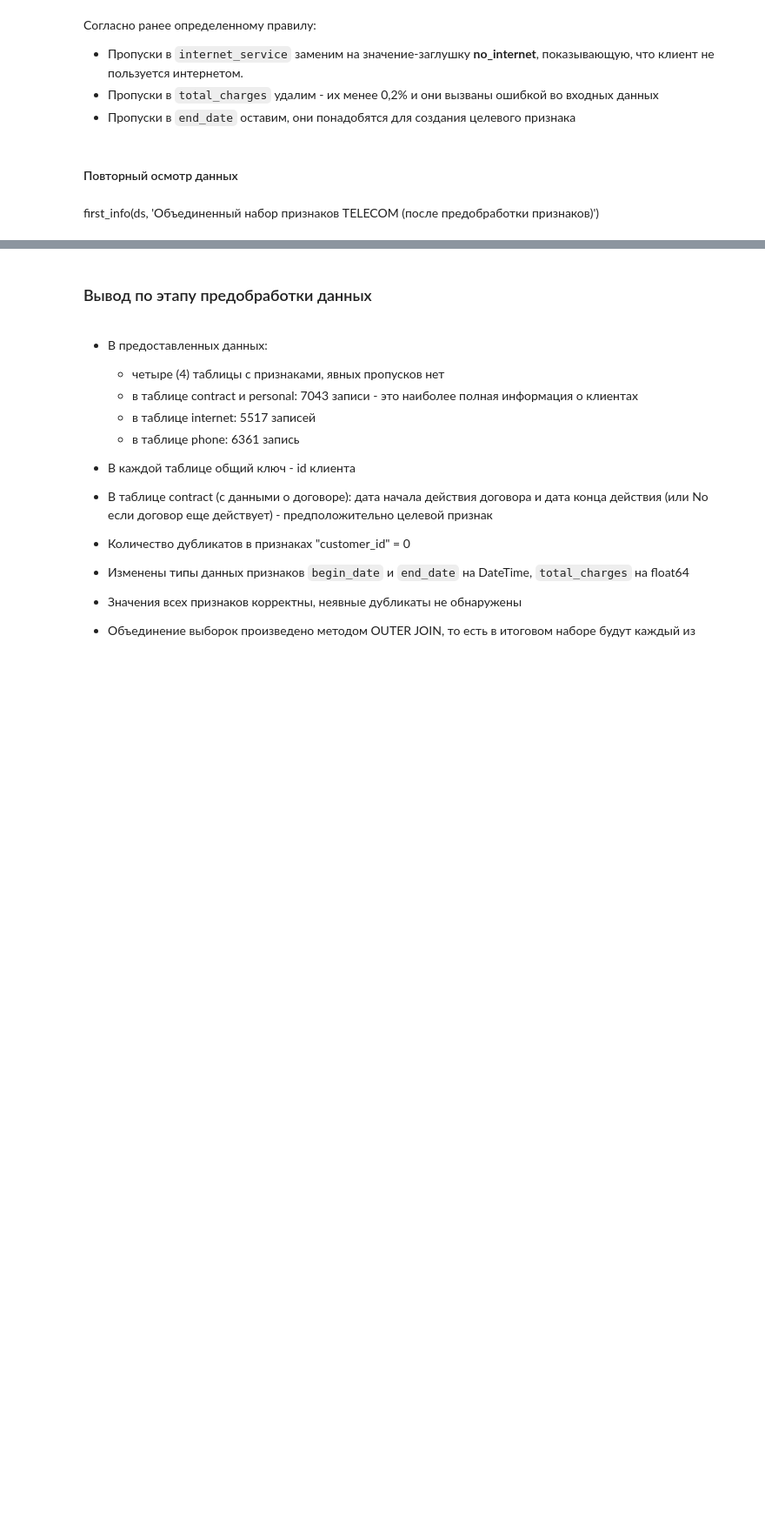
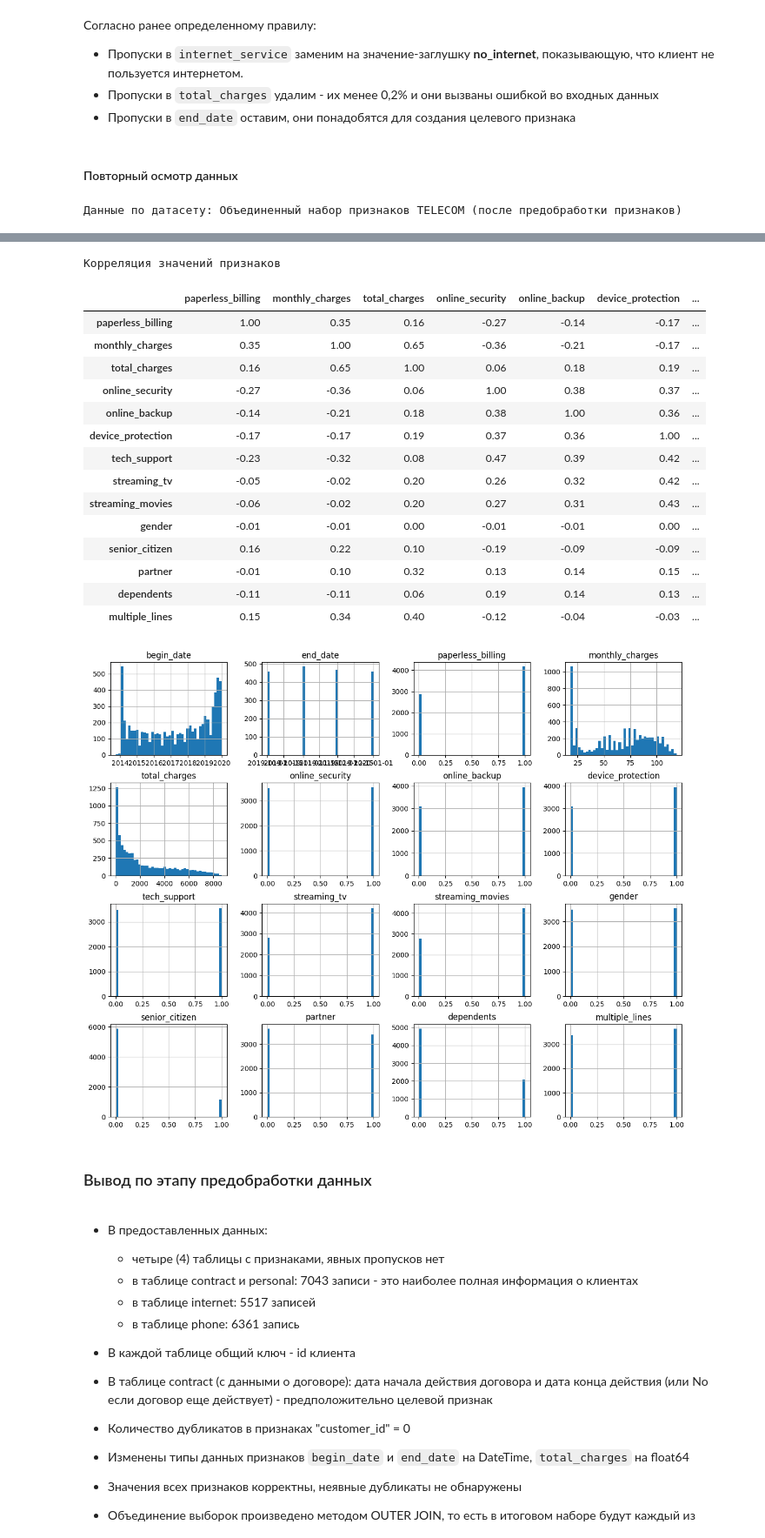
Before and after one commit to oxytwtr/20_ML_Telecom_customer_loss, a Jupyter notebook: 20_ML_Telecom_customer_loss.ipynb, the cells around one changed output, grey strips where cells are left out. Shown at 87% size. Saved outputs shown, nothing was run; the diff lists cells and outputs as text; code cells hidden in the pictures; blank space fills up the shorter version.

```diff
--- a/20_ML_Telecom_customer_loss.ipynb
+++ b/20_ML_Telecom_customer_loss.ipynb
@@ -947,5 +942,7 @@ ds.dropna(subset=['total_charges'], inplace=True)
 unique_values_list += [internet_nan_value]
 # %% [markdown]
 #### Повторный осмотр данных
-# %% [markdown]
-first_info(ds, 'Объединенный набор признаков TELECOM (после предобработки признаков)')
+# %%
+first_info(ds, 'Объединенный набор признаков TELECOM (после предобработки признаков)')
+# %% [output]
+Данные по датасету: Объединенный набор признаков TELECOM (после предобработки признаков)
@@ -952,3 +989,20 @@ first_info(ds, 'Объединенный набор признаков TELECOM (
+Корреляция значений признаков
+|  | paperless_billing | monthly_charges | total_charges | online_security | online_backup | device_protection | ... |
+| paperless_billing | 1.00 | 0.35 | 0.16 | -0.27 | -0.14 | -0.17 | ... |
+| monthly_charges | 0.35 | 1.00 | 0.65 | -0.36 | -0.21 | -0.17 | ... |
+| total_charges | 0.16 | 0.65 | 1.00 | 0.06 | 0.18 | 0.19 | ... |
+| online_security | -0.27 | -0.36 | 0.06 | 1.00 | 0.38 | 0.37 | ... |
+| online_backup | -0.14 | -0.21 | 0.18 | 0.38 | 1.00 | 0.36 | ... |
+| device_protection | -0.17 | -0.17 | 0.19 | 0.37 | 0.36 | 1.00 | ... |
+| tech_support | -0.23 | -0.32 | 0.08 | 0.47 | 0.39 | 0.42 | ... |
+| streaming_tv | -0.05 | -0.02 | 0.20 | 0.26 | 0.32 | 0.42 | ... |
+| streaming_movies | -0.06 | -0.02 | 0.20 | 0.27 | 0.31 | 0.43 | ... |
+| gender | -0.01 | -0.01 | 0.00 | -0.01 | -0.01 | 0.00 | ... |
+| senior_citizen | 0.16 | 0.22 | 0.10 | -0.19 | -0.09 | -0.09 | ... |
+| partner | -0.01 | 0.10 | 0.32 | 0.13 | 0.14 | 0.15 | ... |
+| dependents | -0.11 | -0.11 | 0.06 | 0.19 | 0.14 | 0.13 | ... |
+| multiple_lines | 0.15 | 0.34 | 0.40 | -0.12 | -0.04 | -0.03 | ... |
+[figure, added]
 # %% [markdown]
 ### Вывод по этапу предобработки данных
 # %% [markdown]
```
Also changed, not shown: parts of 261 cells of this notebook.
